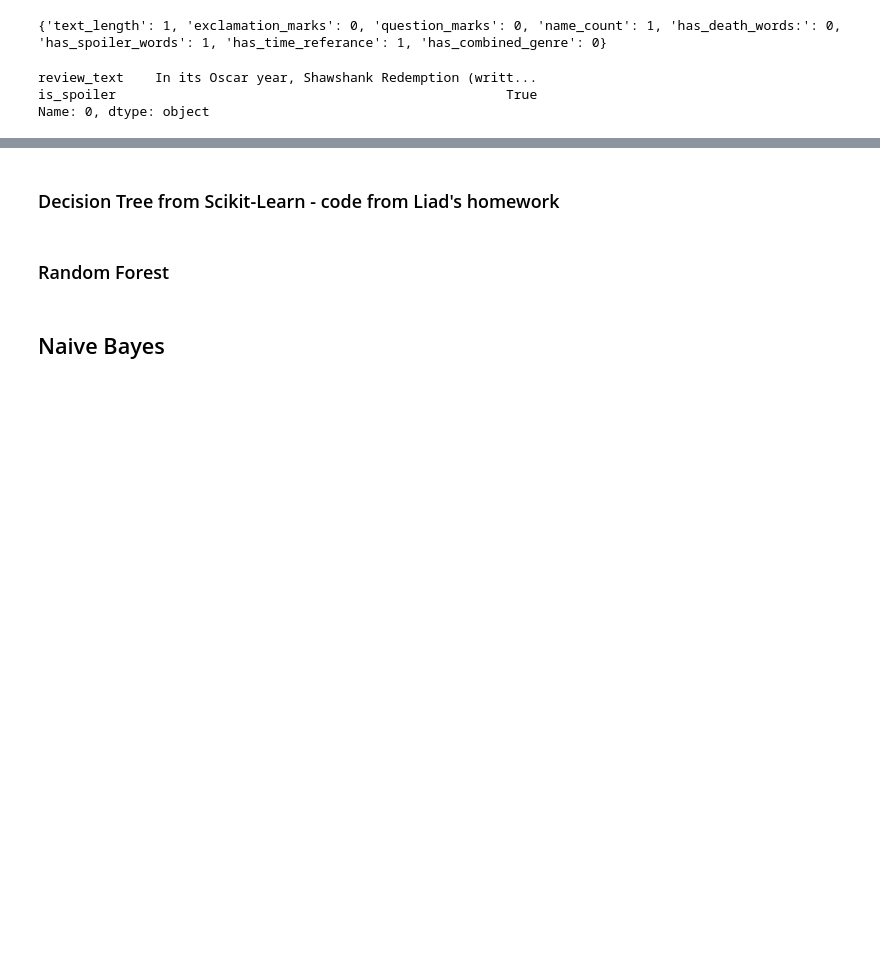
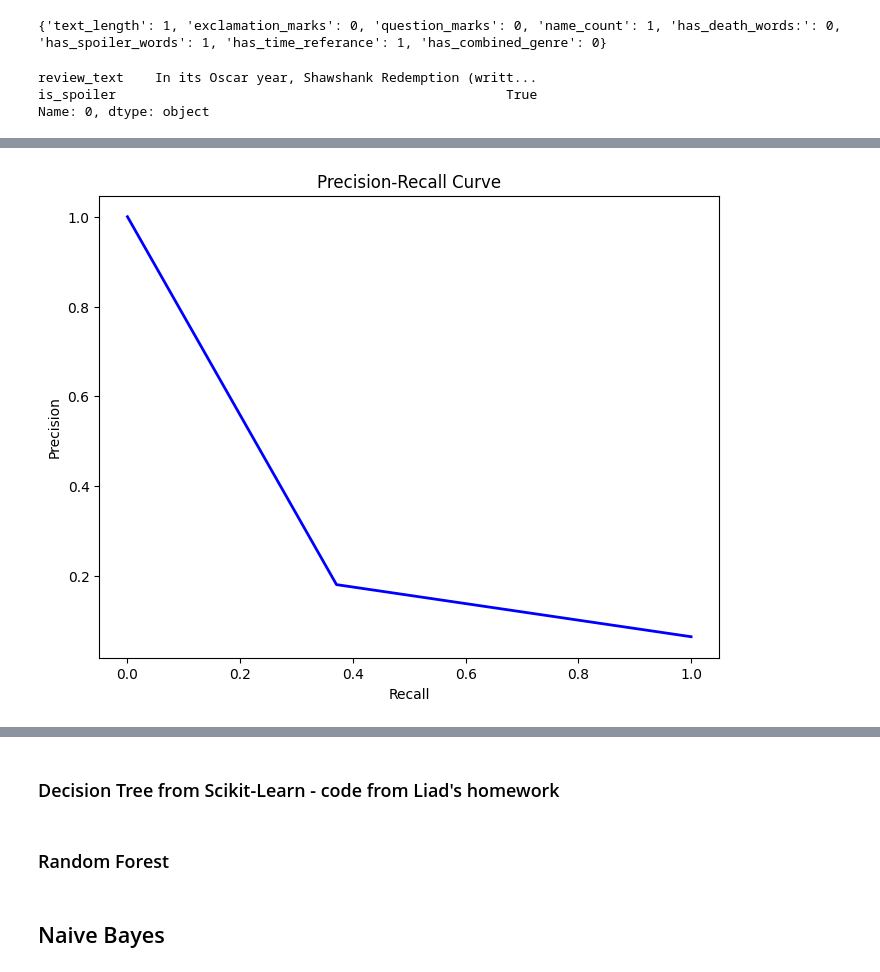
Before and after one commit to Saputoa21/Applied_ML_Spoiler_Detection_Group_Project_2025, a Jupyter notebook: Applied_ML_Movie_Spoiler_Detection_Group_5.ipynb, the cells around one changed output, grey strips where cells are left out. Cells and saved outputs as stored; diff of their text form; code cells hidden in the pictures; blank space fills up the shorter version.

```diff
--- a/Applied_ML_Movie_Spoiler_Detection_Group_5.ipynb
+++ b/Applied_ML_Movie_Spoiler_Detection_Group_5.ipynb
@@ -713,7 +711,7 @@ def count_names(text):
     doc = nlp(text)
     return sum(1 for ent in doc.ents if ent.label_ == "PERSON")
 # %%
-def spolier_features(review: str) -> dict[str, float]:  # Which features can we use to detect the a spoiler?  # Craft at least one feature and return it as a feature dictionary
+def spoiler_features(review: str) -> dict[str, float]:  # Which features can we use to detect the a spoiler?  # Craft at least one feature and return it as a feature dictionary
 
   cleaned_text = clean_text(review)
 
@@ -777,0 +788,14 @@ name_classifier = nltk.DecisionTreeClassifier.train(train_set)
+# %%
+import pandas as pd
+from nltk import NaiveBayesClassifier
+df = pd.read_json("spoiler_features.json", orient='records', lines=True)
+
+train_size = int(0.6 * len(feature_sets))
+val_size = int(0.2 * len(feature_sets))
+train_set = feature_sets[:train_size]
+val_set = feature_sets[train_size:train_size + val_size]
+test_set = feature_sets[train_size + val_size:]
+
+
+# And then, define and train the NLTK classifier
+nb_classifier = NaiveBayesClassifier.train(train_set)
@@ -777,0 +823,10 @@ name_classifier = nltk.DecisionTreeClassifier.train(train_set)
+# %%
+from sklearn.metrics import classification_report
+
+# getting predictions
+predictions = [nb_classifier.classify(feature) for feature, label in test_set]
+
+# references
+true_labels = [label for feature, label in test_set]
+
+print(classification_report(true_labels, predictions))
@@ -787,0 +859,14 @@ print(name_classifier.pretty_format())
+# %%
+from sklearn.metrics import precision_recall_curve
+import matplotlib.pyplot as plt
+
+precision, recall, thresholds = precision_recall_curve(true_labels, predictions)
+
+plt.figure(figsize=(8, 6))
+plt.plot(recall, precision, color='blue', lw=2)
+plt.xlabel('Recall')
+plt.ylabel('Precision')
+plt.title('Precision-Recall Curve')
+plt.show()
+# %% [output]
+[figure, added]
```
Also changed, not shown: parts of 12 cells of this notebook.
